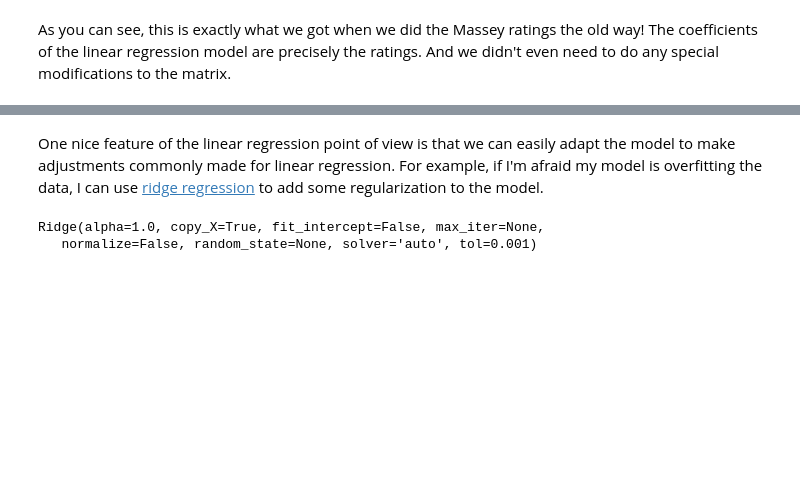
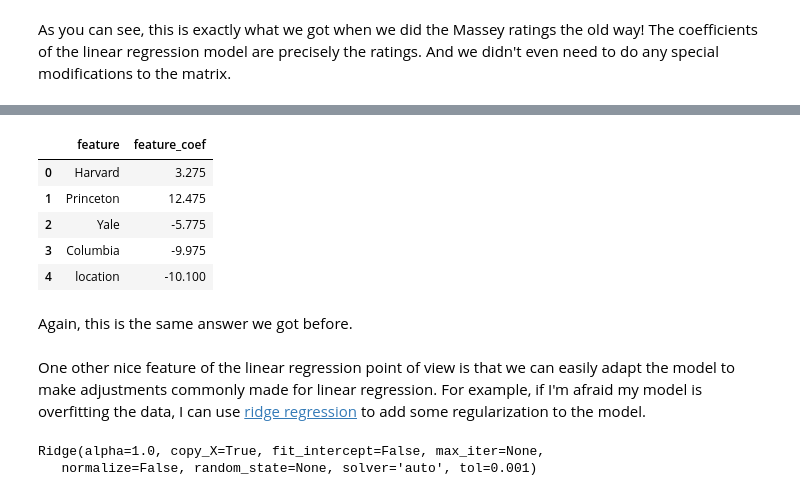
Before and after one commit to mc-robinson/ratings_methods, a Jupyter notebook: massey_ratings.ipynb, the cells around one changed output, grey strips where cells are left out. Cells and saved outputs as stored; diff of their text form; code cells hidden in the pictures; blank space fills up the shorter version.

```diff
--- a/massey_ratings.ipynb
+++ b/massey_ratings.ipynb
@@ -731,5 +1033,19 @@ As you can see, this is exactly what we got when we did the Massey ratings the o
+# %%
+# get the coefficients for each feature
+coef_data = list(zip(X_HA.columns,lin_reg_HA.coef_))
+coef_df = pd.DataFrame(coef_data,columns=['feature','feature_coef'])
+coef_df.head()
+# %% [output]
+|  | feature | feature_coef |
+| 0 | Harvard | 3.275 |
+| 1 | Princeton | 12.475 |
+| 2 | Yale | -5.775 |
+| 3 | Columbia | -9.975 |
+| 4 | location | -10.100 |
+# %% [markdown]
+Again, this is the same answer we got before.
 # %% [markdown]
-One nice feature of the linear regression point of view is that we can easily adapt the model to make adjustments commonly made for linear regression. For example, if I'm afraid my model is overfitting the data, I can use [ridge regression](http://scikit-learn.org/stable/modules/generated/sklearn.linear_model.Ridge.html) to add some regularization to the model.
+One other nice feature of the linear regression point of view is that we can easily adapt the model to make adjustments commonly made for linear regression. For example, if I'm afraid my model is overfitting the data, I can use [ridge regression](http://scikit-learn.org/stable/modules/generated/sklearn.linear_model.Ridge.html) to add some regularization to the model.
 # %%
 from sklearn.linear_model import Ridge
 ridge_reg = Ridge(fit_intercept=False)
```
Also changed, not shown: parts of 15 cells of this notebook.
